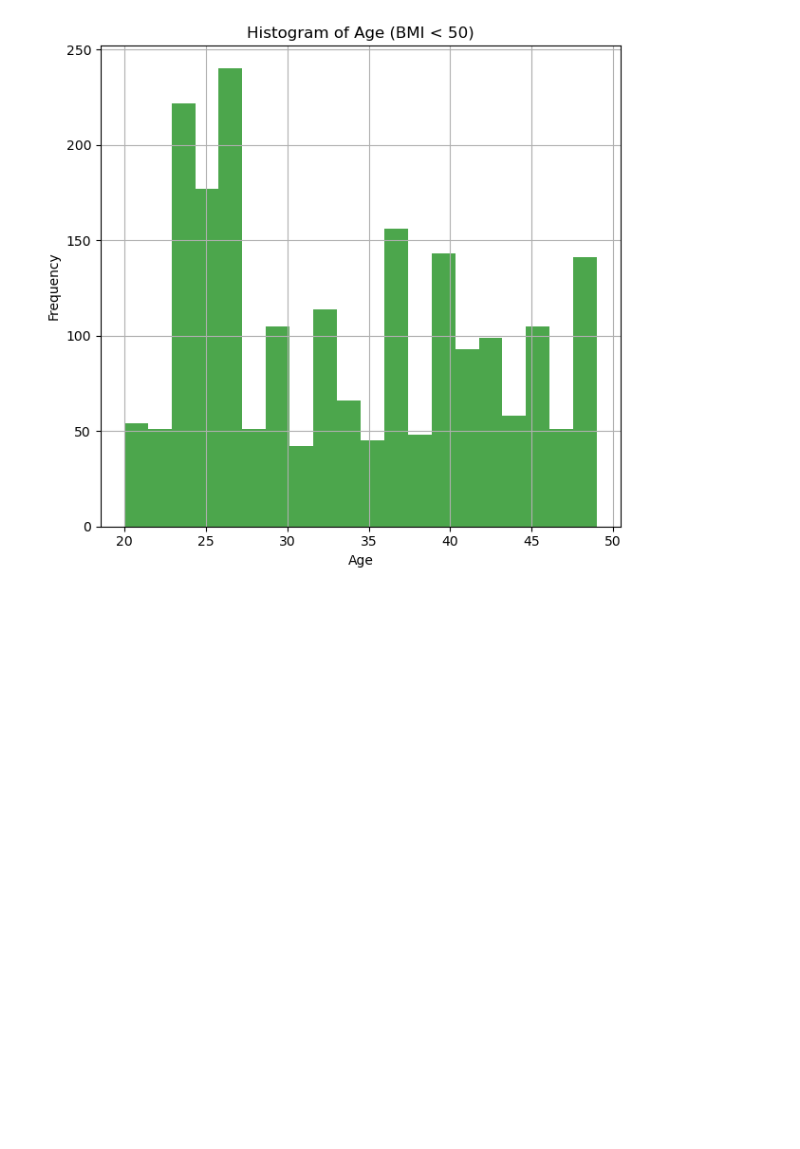
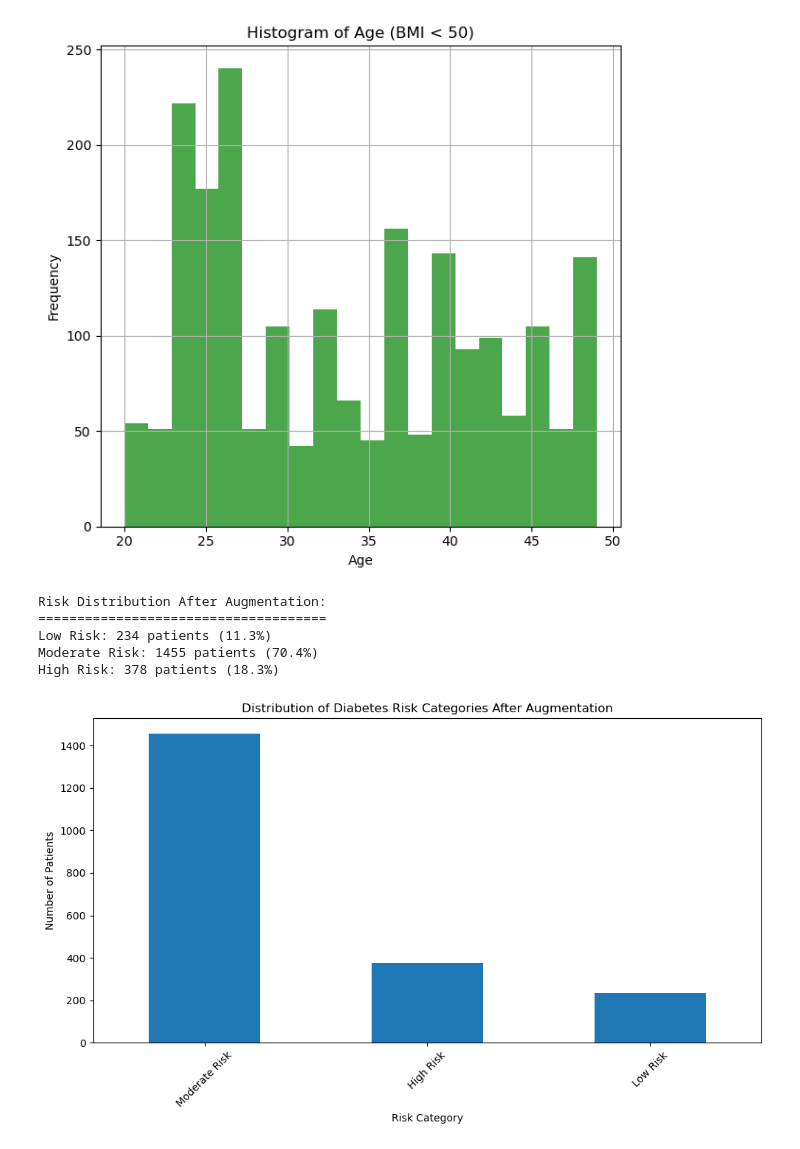
Before and after one commit to IsHaNinfo/FYP_Diabetic_Prediction_Recomandations, a Jupyter notebook: notebook/NoteBooks/Diabetic_Risk_Predictions/EDA_Diaetic_Risk_Prediction.ipynb, the cells around one changed output. Cells and saved outputs as stored; diff of their text form; code cells hidden in the pictures; blank space fills up the shorter version.

```diff
--- a/notebook/NoteBooks/Diabetic_Risk_Predictions/EDA_Diaetic_Risk_Prediction.ipynb
+++ b/notebook/NoteBooks/Diabetic_Risk_Predictions/EDA_Diaetic_Risk_Prediction.ipynb
@@ -540,3 +540,47 @@ plt.tight_layout()
 plt.show()
 # %% [output]
 [figure]
+# %%
+# Define risk categories
+def categorize_risk(risk_score):
+    if risk_score <= 33:
+        return 'Low Risk'
+    elif risk_score <= 66:
+        return 'Moderate Risk'
+    else:
+        return 'High Risk'
+
+# Add risk category column
+df_augmented['RiskCategory'] = df_augmented['DiabetesRisk'].apply(categorize_risk)
+
+# Get distribution
+risk_distribution = df_augmented['RiskCategory'].value_counts()
+risk_percentages = df_augmented['RiskCategory'].value_counts(normalize=True) * 100
+
+# Create summary
+print("\nRisk Distribution After Augmentation:")
+print("=====================================")
+for category in ['Low Risk', 'Moderate Risk', 'High Risk']:
+    if category in risk_distribution:
+        count = risk_distribution[category]
+        percentage = risk_percentages[category]
+        print(f"{category}: {count} patients ({percentage:.1f}%)")
+
+# Visualize distribution
+import matplotlib.pyplot as plt
+
+plt.figure(figsize=(10, 6))
+risk_distribution.plot(kind='bar')
+plt.title('Distribution of Diabetes Risk Categories After Augmentation')
+plt.xlabel('Risk Category')
+plt.ylabel('Number of Patients')
+plt.xticks(rotation=45)
+plt.tight_layout()
+plt.show()
+# %% [output]
+Risk Distribution After Augmentation:
+=====================================
+Low Risk: 234 patients (11.3%)
+Moderate Risk: 1455 patients (70.4%)
+High Risk: 378 patients (18.3%)
+[figure, added]
```
Also changed, not shown: parts of 1 cell of this notebook, 26 other files.
